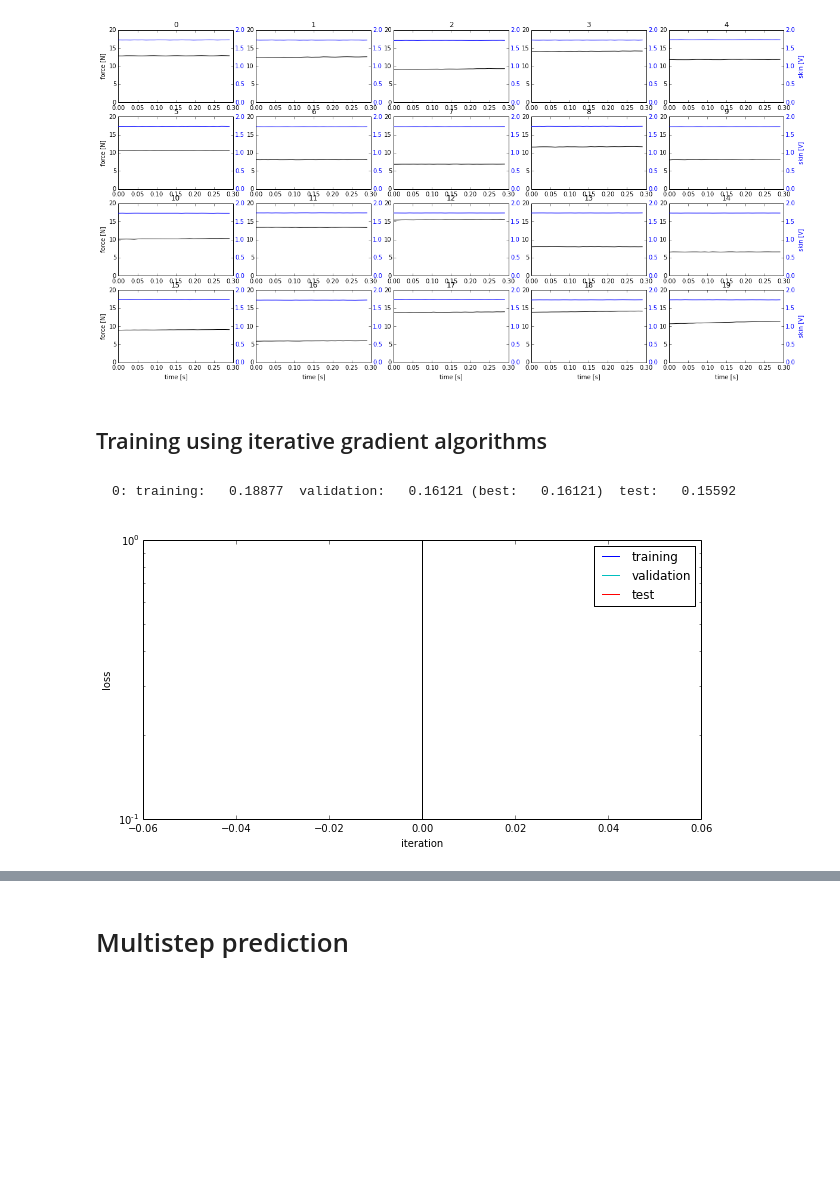
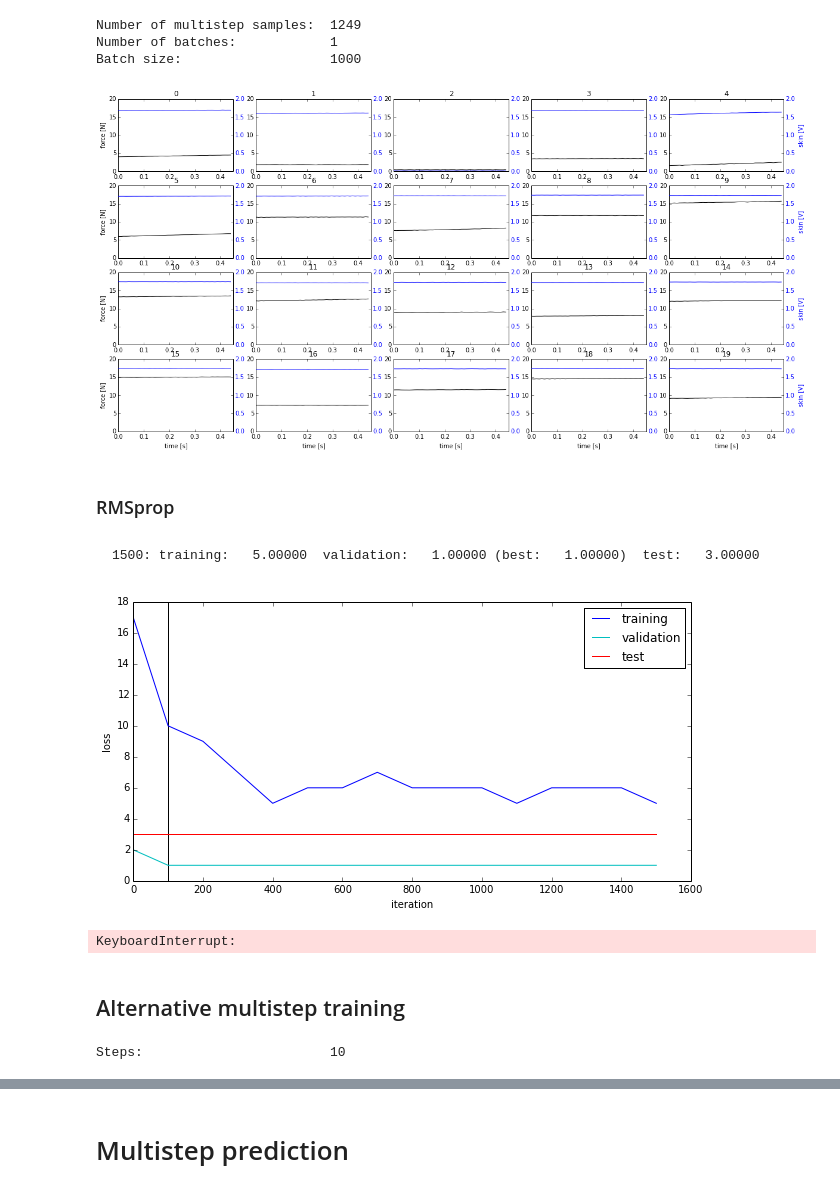
Before and after one commit to surban/ml, a Jupyter notebook: notebooks/Skin-Autoregression-Multistep-Parallel.ipynb, the cells around one changed output, grey strips where cells are left out. Saved outputs shown, nothing was run; the diff lists cells and outputs as text; code cells hidden in the pictures; blank space fills up the shorter version.

```diff
--- a/notebooks/Skin-Autoregression-Multistep-Parallel.ipynb
+++ b/notebooks/Skin-Autoregression-Multistep-Parallel.ipynb
@@ -115,0 +40,12 @@ test:       next step: 0.0002046;  all steps: 0.15630
+# %%
+tr = SmoothTableRegression([ws.force_min, ws.skin_min],
+                           [ws.force_step, ws.skin_step],
+                           [ws.force_max, ws.skin_max])
+print "Number of weights: %d" % tr.weight_matrix.size
+
+start_weights = np.load("skin-table-start-weights.npz")['optimal_weights']
+tr.weights = start_weights.copy()
+
+err = ws.error(tr)
+for prt in ['trn', 'val', 'tst']:
+    print "%s:   next step: %.7f;  all steps: %.5f;  failed curves: %d" % (prt, err['ns_'+prt], err['ms_'+prt], len(err['failed_'+prt]))
@@ -153,10 +59,20 @@ gradient_wrapper:  (26416L,)
+# %%
+err = ws.error(tr)
+m_force, m_skin, m_valid = split_multicurves(ws.force['trn'][:, err['failed_trn']],
+                                             ws.skin['trn'][:, err['failed_trn']],
+                                             ws.valid['trn'][:, err['failed_trn']],
+                                             split_steps=30, overlap=15)
+msws = SkinMultistepWorkingset(ws, tr, m_force, m_skin, m_valid, batch_size=1000)
+# %% [output]
+Number of multistep samples:  1249
+Number of batches:            1
+Batch size:                   1000
 # %%
-batch = 4
 nplot = 20
+f,v,s = msws.get_fvs(4)
 figsize(20,10)
-f,v,s = get_fvs()
-plot_multicurve_time(f[:, 0:nplot], s[:, 0:nplot], v[:, 0:nplot], None, timestep=ds.timestep)
+plot_multicurve_time(f[:, 0:nplot], s[:, 0:nplot], v[:, 0:nplot], None, timestep=ws.ds.timestep)
 # %% [output]
-[figure, old version]
+[figure, new version]
-# %% [markdown]
-## Training using iterative gradient algorithms
+# %% [markdown]
+### RMSprop
@@ -163,28 +81,36 @@ plot_multicurve_time(f[:, 0:nplot], s[:, 0:nplot], v[:, 0:nplot], None, timestep
 # %%
-his_os = ParameterHistory(show_progress=False)
-his_ms = ParameterHistory(min_iters=100000)
+his_failed = ParameterHistory(min_iters=100000)
+his_ns = ParameterHistory(show_progress=False)
+his_ms = ParameterHistory(show_progress=False)
 figsize(10,5)
 
-batch = 0
-tr.weights = start_weights.copy()
-opt = RmsProp(tr.weights, gradient_wrapper, steprate=1e-5)
+msws.batch = 0
+opt = RmsProp(tr.weights, msws.gradient_wrapper, steprate=1e-6)
 for iter, info in enumerate(opt):
-    batch = (batch + 1) % n_batches
+    msws.next_batch()
 
     if iter % 100 == 0:
-        #print "%5d: one step: %.5f;  multi step: %.5f" % \
-        #    (iter, one_step_validation_error(tr.weights), multi_step_validation_error(tr.weights))
-        his_os.add(iter, tr.weights,
-                   one_step_training_error(tr.weights), one_step_validation_error(tr.weights), one_step_test_error(tr.weights))
-        his_ms.add(iter, tr.weights,
-                   multi_step_training_error(tr.weights), multi_step_validation_error(tr.weights), multi_step_test_error(tr.weights))
+        err = ws.error(tr)
+        his_ns.add(iter, tr.weights, err['ns_trn'], err['ns_val'], err['ns_tst'])
+        his_ms.add(iter, tr.weights, err['ms_trn'], err['ms_val'], err['ms_tst'])
+        his_failed.add(iter, tr.weights, len(err['failed_trn']), len(err['failed_val']), len(err['failed_tst']))
 
         plt.clf()
-        his_ms.plot(final=False)
+        his_failed.plot(final=False, logscale=False)
         plt.show()
 
-    if his_ms.should_terminate:
+    if his_failed.should_terminate:
         break
+
+end_weights = tr.weights.copy()
+np.savez_compressed("multistep-parallel.npz", weights=end_weights)
 # %% [output]
-0: training: 0.18877 validation: 0.16121 (best: 0.16121) test: 0.15592
+1500: training: 5.00000 validation: 1.00000 (best: 1.00000) test: 3.00000
-[figure, old version]
+[figure, new version]
+KeyboardInterrupt:
+# %% [markdown]
+## Alternative multistep training
+# %%
+msws_alt = SkinMultistepAlternativeWorkingset(ws, tr, ws.force['trn'], ws.skin['trn'], ws.valid['trn'], steps=10)
+# %% [output]
+Steps:                        10
```
Also changed, not shown: parts of 15 cells of this notebook, 6 other files.
